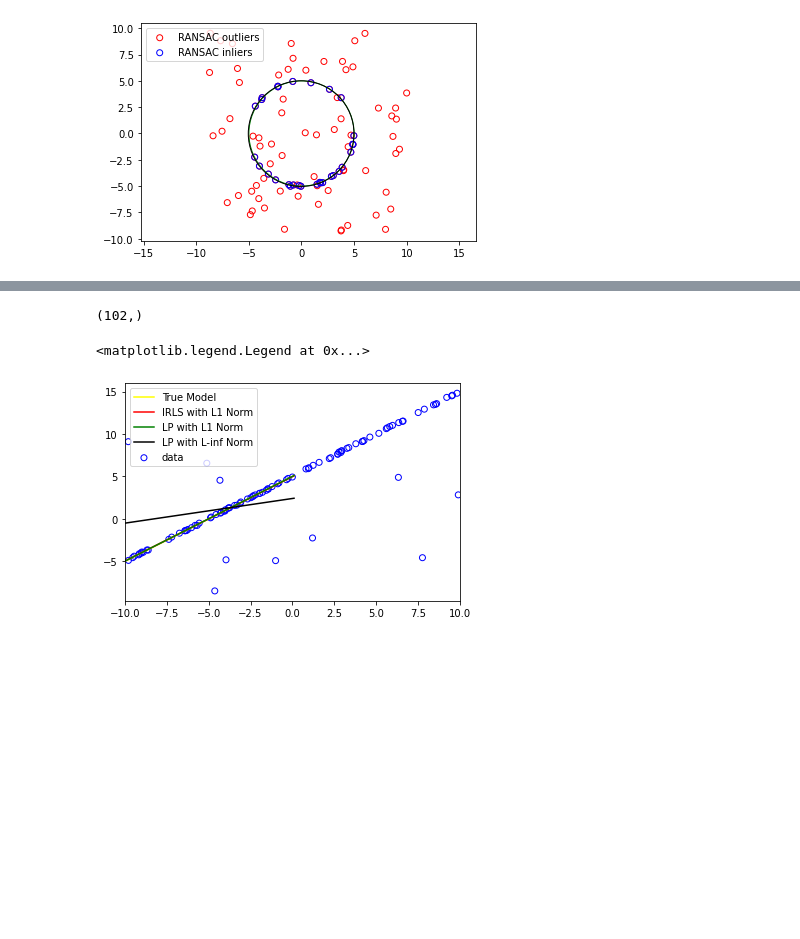
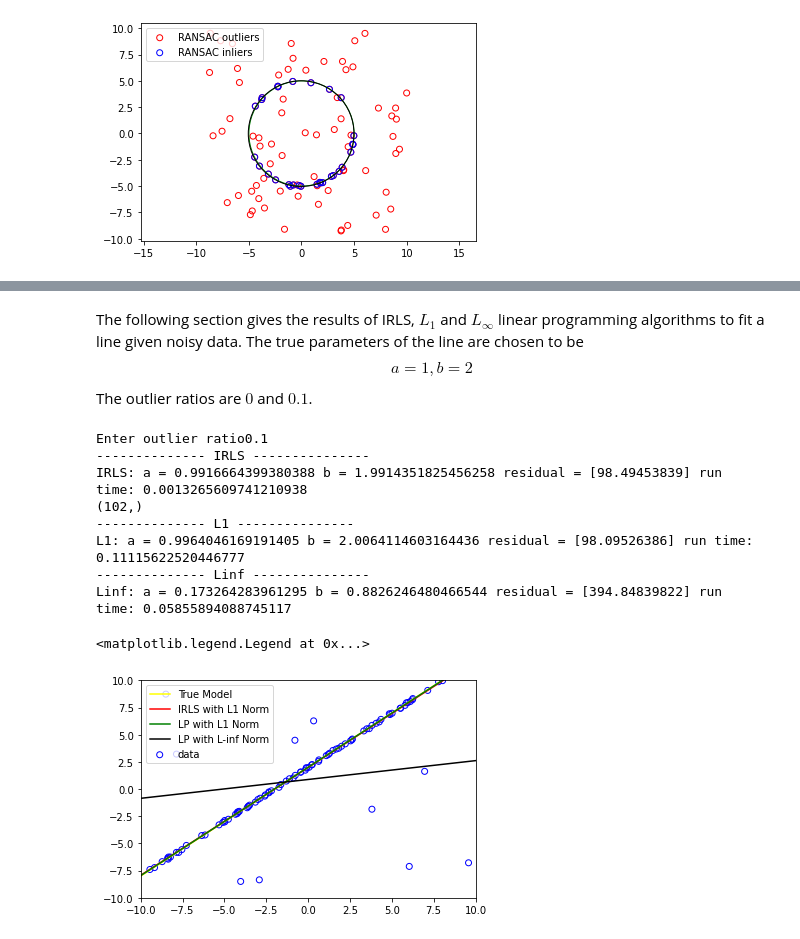
Before and after one commit to boqchen/Mathematical-Foundations-of-Computer-Graphics-and-Vision---SS21, a Jupyter notebook: MCGV_HW_1.ipynb, the cells around one changed output, grey strips where cells are left out. Cells and saved outputs as stored; diff of their text form; code cells hidden in the pictures; blank space fills up the shorter version.

```diff
--- a/MCGV_HW_1.ipynb
+++ b/MCGV_HW_1.ipynb
@@ -373,7 +389,8 @@ def generate_line_data_points(a=None, b=None, outlier_ratio=None, tau=0.1, N=100
   x_out = np.zeros((1, n_outliers))
   y_out = np.zeros((1, n_outliers))
 
-  for i in range(n_outliers):
+  i = 0
+  while i < n_outliers:
 
     x_temp = (domain_upper_bound - domain_lower_bound) * random.uniform(0, 1) + domain_lower_bound
     y_temp = (domain_upper_bound - domain_lower_bound) * random.uniform(0, 1) + domain_lower_bound
@@ -386,6 +403,8 @@ def generate_line_data_points(a=None, b=None, outlier_ratio=None, tau=0.1, N=100
       x_out[0][i] = x_temp
       y_out[0][i] = y_temp
 
+      i+= 1
+
   x = np.hstack((x_in, x_out))
   y = np.hstack((y_in, y_out))
   indices = np.array(list(range(len(x))))
@@ -432,8 +479,9 @@ def irls_L1(data=None , max_iteration=None , tolerence=None):
     if error < tolerence:
       break
 
+
   residual = sum(abs((A@x - b)))
-  a = x[0]
-  b = x[1]
+  a = x[0][0]
+  b = x[1][0]
 
   return a, b, n_iteration, residual
@@ -489,29 +649,57 @@ def linear_program(data=None, norm=None):
   else:
       print('norm can only be L1 or Linf')
 
+  coeff = np.zeros((2,1))
+  coeff[0][0] = res.x[0]
+  coeff[1][0] = res.x[1]
+  residual = sum(abs((X@coeff - Y)))
 
-  return res.x[0], res.x[1]
+  return res.x[0], res.x[1], residual
+# %% [markdown]
+The following section gives the results of IRLS, $L_1$ and $L_\infty$ linear programming algorithms to fit a line given noisy data. The true parameters of the line are chosen to be $$a=1, b=2$$ The outlier ratios are $0$ and $0.1$.
 # %%
 a = 1
-b = 5
-data = generate_line_data_points(a=a, b=b, outlier_ratio=0.1, tau=0.1, N=100)
+b = 2
+outlier_ratio = float(input('Enter outlier ratio'))
+data = generate_line_data_points(a=a, b=b, outlier_ratio=outlier_ratio, tau=0.1, N=100)
 plt.scatter(data[0, :], data[1, :], facecolors='none', edgecolors='blue', label = 'data')
-a_irls, b_irls, n, res = irls_L1(data , max_iteration=100 , tolerence=0.01)
-a_L1, b_L1 = linear_program(data, norm='L1')
-a_Linf, b_Linf = linear_program(data, norm='Linf')
-x = np.linspace(-10,0.1,100)
+start_1 = time.time()
+a_irls, b_irls, n, res_irls = irls_L1(data , max_iteration=100 , tolerence=0.01)
+end_1 = time.time()
+print('-------------- IRLS ---------------')
+print('IRLS:', 'a =', a_irls, 'b =', b_irls, 'residual =', res_irls, 'run time:', end_1-start_1)
+start_2 = time.time()
+a_L1, b_L1, res_L1 = linear_program(data, norm='L1')
+end_2 = time.time()
+print('-------------- L1 ---------------')
+print('L1:', 'a =', a_L1, 'b =', b_L1, 'residual =', res_L1, 'run time:', end_2-start_2 )
+start_3 = time.time()
+a_Linf, b_Linf, res_Linf = linear_program(data, norm='Linf')
+end_3 = time.time()
+print('-------------- Linf ---------------')
+print('Linf:', 'a =', a_Linf, 'b =', b_Linf, 'residual =', res_Linf, 'run time:', end_3-start_3)
+x = np.linspace(-10,10,100)
 y = a*x + b
 y_irls = a_irls*x+b_irls
 y_L1 = a_L1*x+b_L1
 y_Linf = a_Linf*x+b_Linf
+plt.xlim((-10, 10))
+plt.ylim((-10, 10))
 plt.plot(x, y, 'yellow', label='True Model')
 plt.plot(x, y_irls, 'red', label='IRLS with L1 Norm')
 plt.plot(x, y_L1, 'green', label='LP with L1 Norm')
 plt.plot(x, y_Linf, 'black', label='LP with L-inf Norm')
 plt.xlim((-10, 10))
 plt.xlim((-10, 10))
 plt.legend(loc='upper left')
 # %% [output]
+Enter outlier ratio0.1
+-------------- IRLS ---------------
+IRLS: a = 0.9916664399380388 b = 1.9914351825456258 residual = [98.49453839] run time: 0.0013265609741210938
 (102,)
+-------------- L1 ---------------
+L1: a = 0.9964046169191405 b = 2.0064114603164436 residual = [98.09526386] run time: 0.11115622520446777
+-------------- Linf ---------------
+Linf: a = 0.173264283961295 b = 0.8826246480466544 residual = [394.84839822] run time: 0.05855894088745117
 <matplotlib.legend.Legend at 0x...>
-[figure, old version]
+[figure, new version]
```
Also changed, not shown: parts of 9 cells of this notebook.
